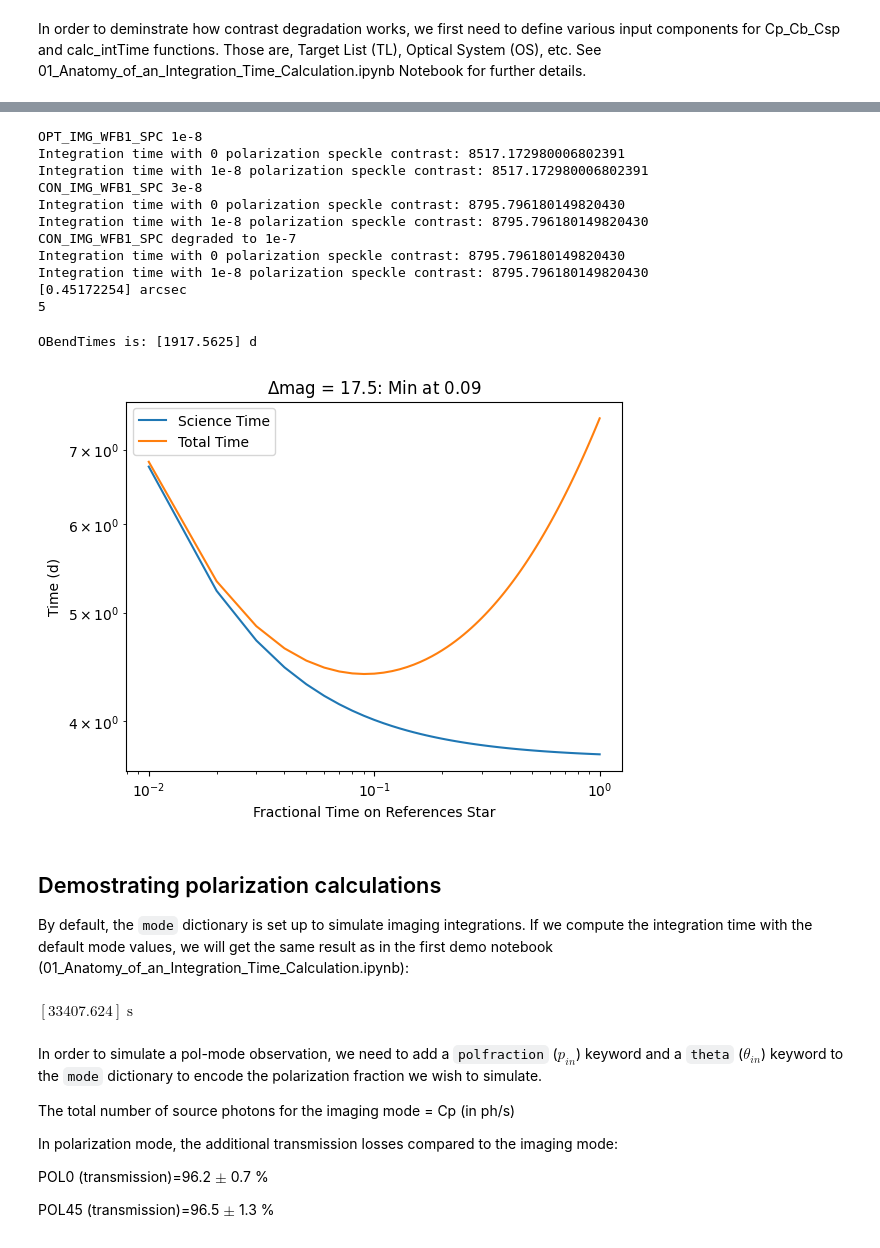
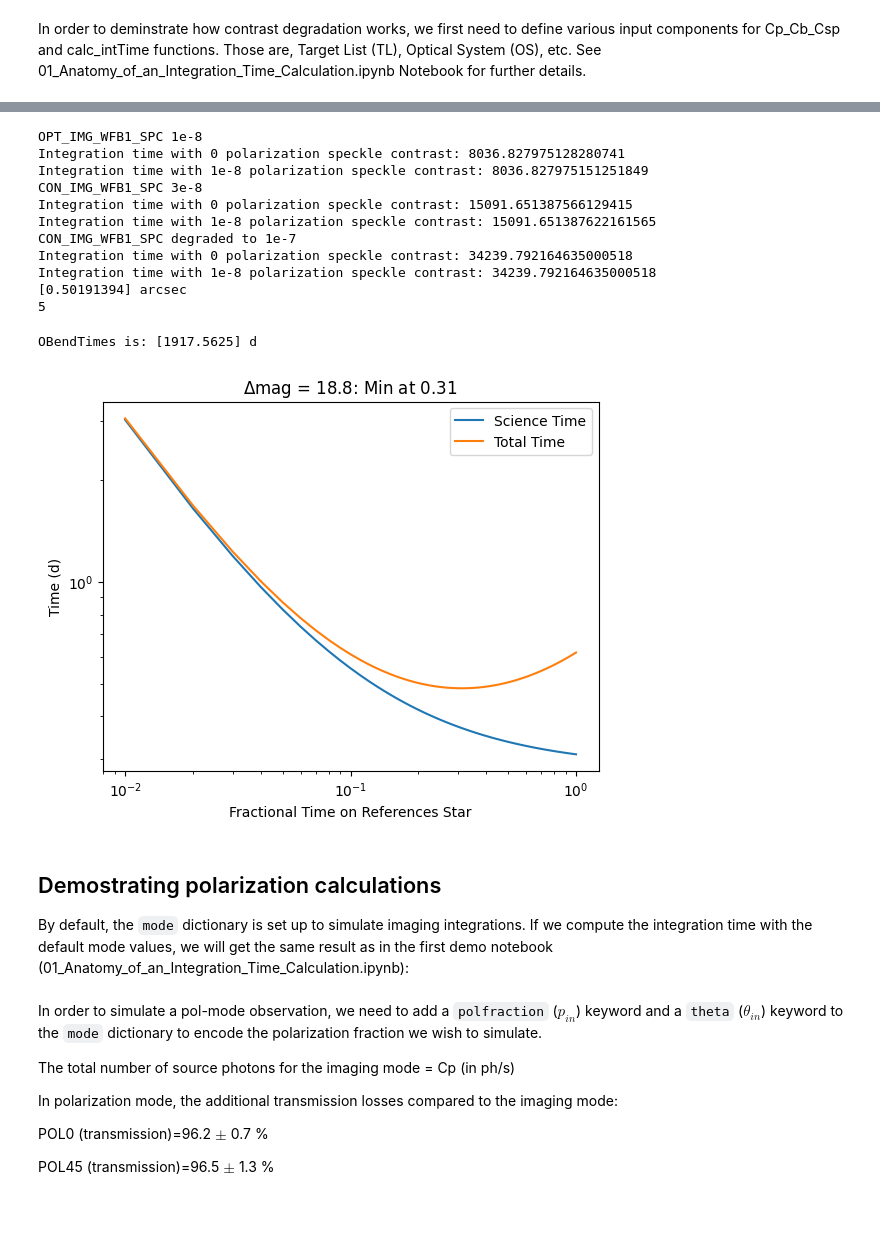
Before and after one commit to ChenXie-astro/corgietc, a Jupyter notebook: 08_polarization_measurement_D6.ipynb, the cells around one changed output, grey strips where cells are left out. Saved outputs shown, nothing was run; the diff lists cells and outputs as text; code cells hidden in the pictures; blank space fills up the shorter version.

```diff
--- a/08_polarization_measurement_D6.ipynb
+++ b/08_polarization_measurement_D6.ipynb
@@ -189,13 +171,13 @@ fZ = np.repeat(TL.ZodiacalLight.fZ0, 1)
 # %%
-
 mode = list(filter(lambda mode: mode['Scenario'] == 'OPT_IMG_WFB1_SPC', OS.observingModes))[0]
 JEZ = TL.JEZ0[mode["hex"]]/(4.1536**2) * 0
 # mode["contrast_degradation"] = 10
 print(mode["Scenario"], '1e-8')
 
+
 dMag = np.array([18.8]) # Eta Crv
 mode["polfraction"] = 0.2 # Eta Crv
-WA = np.array([9]) * (mode["lam"]/OS.pupilDiam).to(u.arcsec, equivalencies=u.dimensionless_angles()) #HD163296
+WA = np.array([10]) * (mode["lam"]/OS.pupilDiam).to(u.arcsec, equivalencies=u.dimensionless_angles())
 mode["SNR"] = 5
 
 
@@ -212,7 +194,7 @@ print(mode["Scenario"], '3e-8')
 
 dMag = np.array([18.8]) # Eta Crv
 mode["polfraction"] = 0.2 # Eta Crv
-WA = np.array([9]) * (mode["lam"]/OS.pupilDiam).to(u.arcsec, equivalencies=u.dimensionless_angles()) #HD163296
+WA = np.array([10]) * (mode["lam"]/OS.pupilDiam).to(u.arcsec, equivalencies=u.dimensionless_angles())
 mode["SNR"] = 5
 
 
@@ -231,7 +213,7 @@ print(mode["Scenario"],'degraded to 1e-7')
 
 dMag = np.array([18.8]) # Eta Crv
 mode["polfraction"] = 0.2 # Eta Crv
-WA = np.array([9]) * (mode["lam"]/OS.pupilDiam).to(u.arcsec, equivalencies=u.dimensionless_angles()) #HD163296
+WA = np.array([10]) * (mode["lam"]/OS.pupilDiam).to(u.arcsec, equivalencies=u.dimensionless_angles())
 mode["SNR"] = 5
 
 
@@ -245,40 +227,42 @@ print(WA)
 print(mode["SNR"])
 # %% [output]
 OPT_IMG_WFB1_SPC 1e-8
-Integration time with 0 polarization speckle contrast: 8517.172980006802391
-Integration time with 1e-8 polarization speckle contrast: 8517.172980006802391
+Integration time with 0 polarization speckle contrast: 8036.827975128280741
+Integration time with 1e-8 polarization speckle contrast: 8036.827975151251849
 CON_IMG_WFB1_SPC 3e-8
-Integration time with 0 polarization speckle contrast: 8795.796180149820430
-Integration time with 1e-8 polarization speckle contrast: 8795.796180149820430
+Integration time with 0 polarization speckle contrast: 15091.651387566129415
+Integration time with 1e-8 polarization speckle contrast: 15091.651387622161565
 CON_IMG_WFB1_SPC degraded to 1e-7
-Integration time with 0 polarization speckle contrast: 8795.796180149820430
-Integration time with 1e-8 polarization speckle contrast: 8795.796180149820430
-[0.45172254] arcsec
+Integration time with 0 polarization speckle contrast: 34239.792164635000518
+Integration time with 1e-8 polarization speckle contrast: 34239.792164635000518
+[0.50191394] arcsec
 5
 # %%
-dMag = np.array([18.8]) #HD63296 # now I_v
+dMag = np.array([18.8]) # Eta Crv
 
 # try range of times on ref star
 TK = EXOSIMS.Prototypes.TimeKeeping.TimeKeeping(missionLife = 5.25)
 TK.allocate_time(21*30.4375*u.d); # 21 months",
 ref_fracs = np.linspace(0.01, 1, 100)
 intTimes = np.zeros(len(ref_fracs))*u.d
 for j, ref_frac in enumerate(ref_fracs):
     mode["TimeonRefStar_tRef_per_tTar"] = ref_frac
-    mode["RefStar_V_mag"] = 2.79
+    # mode["RefStar_V_mag"] = 2.79 # eps Vir*
+    # mode["RefStar_V_mag"] = 2.74 # eta Dra
+    mode["RefStar_V_mag"] = 2.21 # lam Vel*
     intTimes[j] = OS.calc_intTime(TL, sInds, fZ, JEZ, dMag, WA, mode, TK=TK)[0]
 
 totTimes = intTimes*(1+ref_fracs)
 plt.figure()
 plt.loglog(ref_fracs, intTimes, label="Science Time")
 plt.loglog(ref_fracs, totTimes, label="Total Time")
 plt.xlabel(rf"Fractional Time on References Star")
 plt.ylabel(f"Time ({intTimes.unit})")
 plt.legend()
 plt.title(f"$\Delta$mag = {dMag[0]}: Min at {ref_fracs[np.nanargmin(totTimes)] :.2f}");
 # %% [output]
 OBendTimes is: [1917.5625] d
-[figure, old version]
+[figure, new version]
 # %% [markdown]
 ## Demostrating polarization calculations
 
@@ -286,8 +270,6 @@ By default, the `mode` dictionary is set up to simulate imaging integrations.  I
 # %%
 intTimes = OS.calc_intTime(TL, sInds, fZ, JEZ, dMag, WA, mode)
 intTimes.to(u.s)
-# %% [output]
-$[33407.624] \; \mathrm{s}$
 # %% [markdown]
 In order to simulate a pol-mode observation, we need to add a `polfraction` ($p_{in}$) keyword  and a `theta` ($\theta_{in}$) keyword to the `mode` dictionary to encode the polarization fraction we wish to simulate.
 
```
Also changed, not shown: parts of 13 cells of this notebook.
